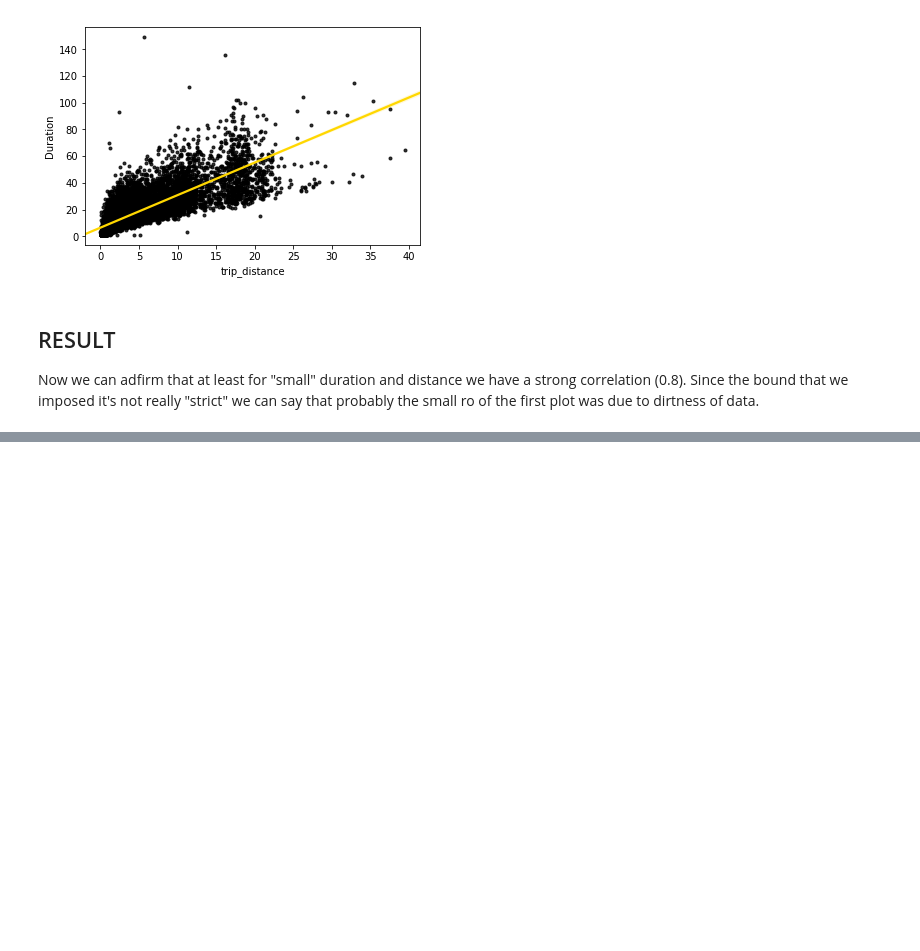
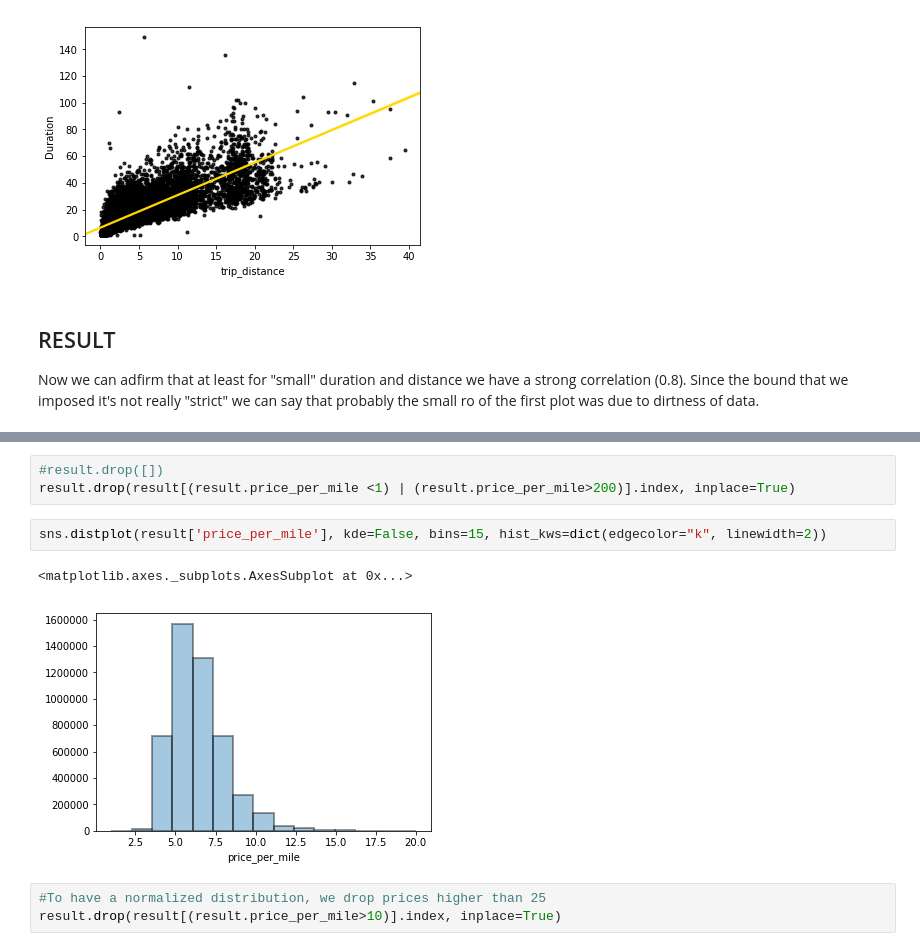
Before and after one commit to EgonFerri/ADM-HM2, a Jupyter notebook: HMW2_OFFICIALFILE.ipynb, the cells around one changed output, grey strips where cells are left out. Cells and saved outputs as stored; diff of their text form; blank space fills up the shorter version.

```diff
--- a/HMW2_OFFICIALFILE.ipynb
+++ b/HMW2_OFFICIALFILE.ipynb
@@ -1516,0 +1663,11 @@ Since the bound that we imposed it's not really "strict" we can say that probabl
+# %%
+#result.drop([])
+result.drop(result[(result.price_per_mile <1) | (result.price_per_mile>200)].index, inplace=True)
+# %%
+sns.distplot(result['price_per_mile'], kde=False, bins=15, hist_kws=dict(edgecolor="k", linewidth=2))
+# %% [output]
+<matplotlib.axes._subplots.AxesSubplot at 0x...>
+[figure, added]
+# %%
+#To have a normalized distribution, we drop prices higher than 25
+result.drop(result[(result.price_per_mile>10)].index, inplace=True)
```
Also changed, not shown: parts of 47 cells of this notebook.
